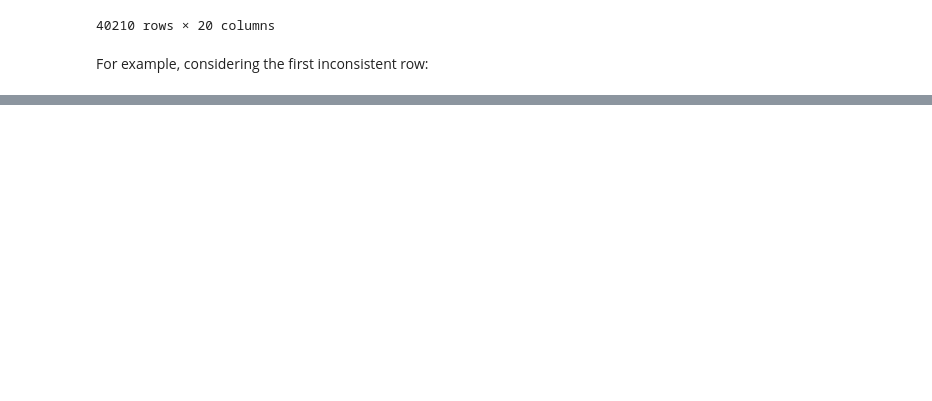
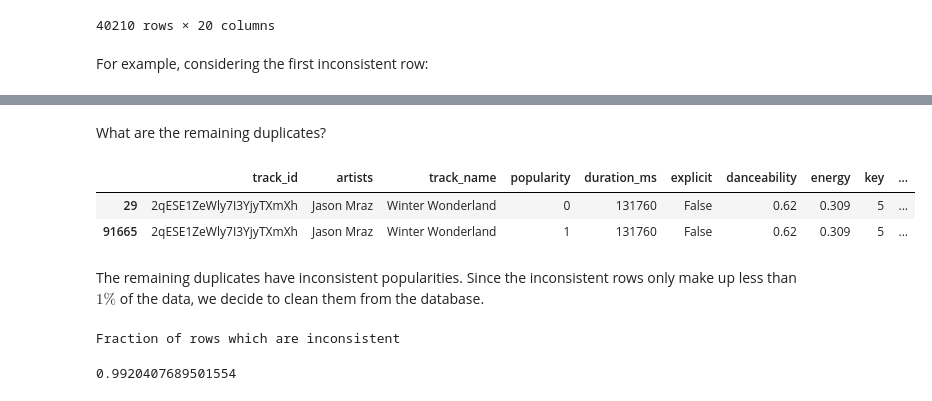
Before and after one commit to ayahusseini/spotify_success, a Jupyter notebook: pipeline/data_exploration.ipynb, the cells around one changed output, grey strips where cells are left out. Drawn from its saved outputs; the diff is of its cells as text; code cells hidden in the pictures; blank space fills up the shorter version.

```diff
--- a/pipeline/data_exploration.ipynb
+++ b/pipeline/data_exploration.ipynb
@@ -240,0 +260,16 @@ We note that tracks with multiple genres are given different rows. Since we won'
+# %% [markdown]
+What are the remaining duplicates?
+# %%
+data[data["track_id"] == "2qESE1ZeWly7I3YjyTXmXh"]
+# %% [output]
+|  | track_id | artists | track_name | popularity | duration_ms | explicit | danceability | energy | key | ... |
+| 29 | 2qESE1ZeWly7I3YjyTXmXh | Jason Mraz | Winter Wonderland | 0 | 131760 | False | 0.62 | 0.309 | 5 | ... |
+| 91665 | 2qESE1ZeWly7I3YjyTXmXh | Jason Mraz | Winter Wonderland | 1 | 131760 | False | 0.62 | 0.309 | 5 | ... |
+# %% [markdown]
+The remaining duplicates have inconsistent popularities. Since the inconsistent rows only make up less than $1\%$ of the data, we decide to clean them from the database.
+# %%
+print("Fraction of rows which are inconsistent")
+data['track_id'].nunique() / len(data)
+# %% [output]
+Fraction of rows which are inconsistent
+0.9920407689501554
```
Also changed, not shown: parts of 5 cells of this notebook.
